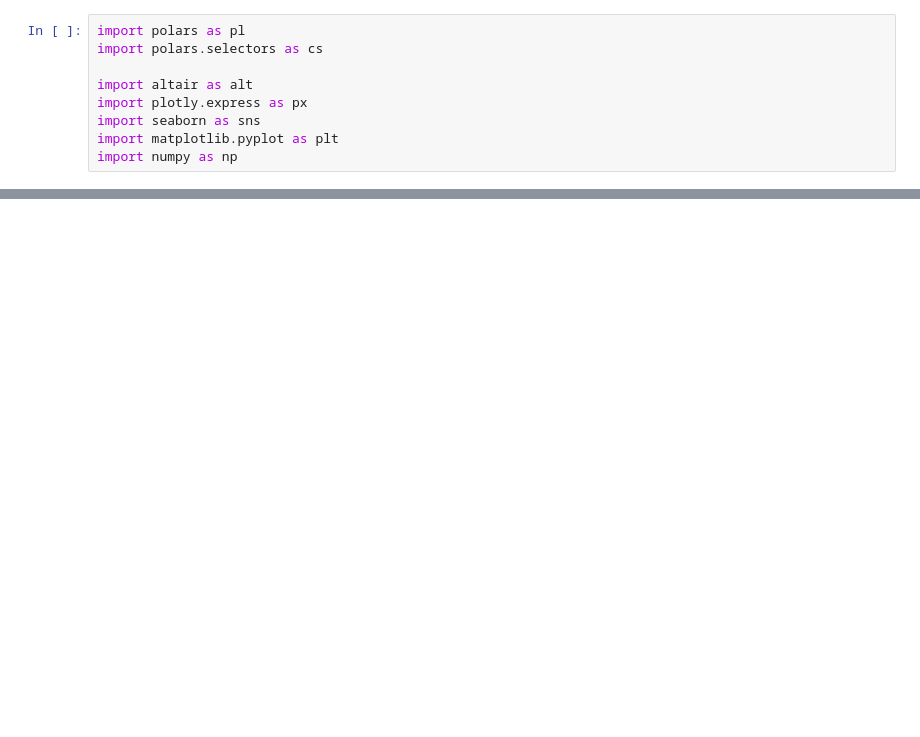
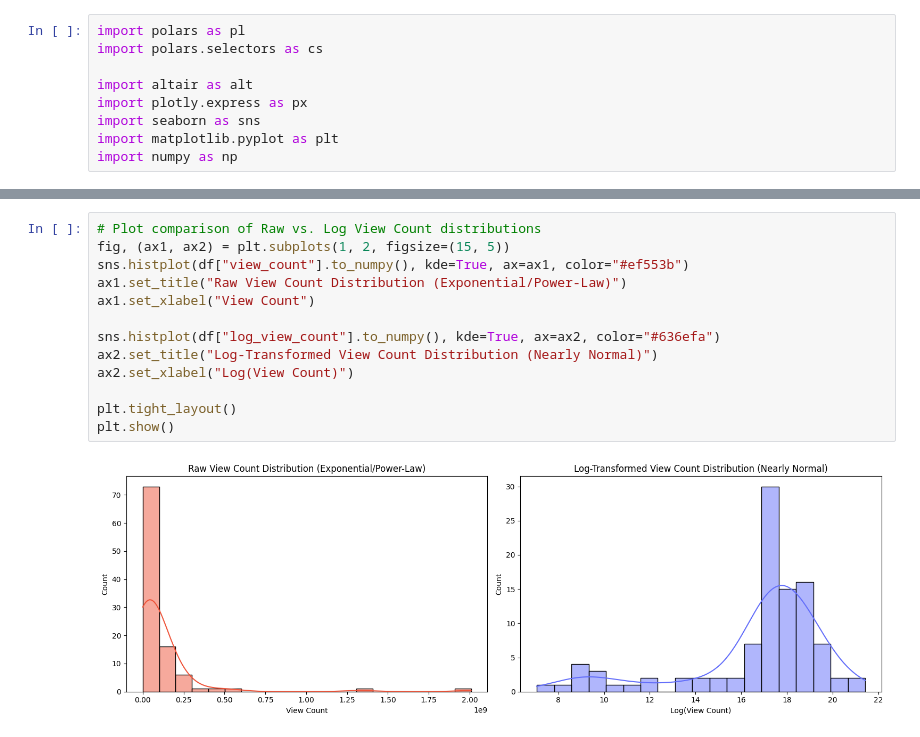
Before and after one commit to ZygimantasB/polars_library, a Jupyter notebook: kaggle/youtube_top100.ipynb, the cells around one changed output, grey strips where cells are left out. Drawn from its saved outputs; the diff is of its cells as text; blank space fills up the shorter version.

```diff
--- a/kaggle/youtube_top100.ipynb
+++ b/kaggle/youtube_top100.ipynb
@@ -97,0 +108,15 @@ shape: (5, 14)
+# %%
+# Plot comparison of Raw vs. Log View Count distributions
+fig, (ax1, ax2) = plt.subplots(1, 2, figsize=(15, 5))
+sns.histplot(df["view_count"].to_numpy(), kde=True, ax=ax1, color="#ef553b")
+ax1.set_title("Raw View Count Distribution (Exponential/Power-Law)")
+ax1.set_xlabel("View Count")
+
+sns.histplot(df["log_view_count"].to_numpy(), kde=True, ax=ax2, color="#636efa")
+ax2.set_title("Log-Transformed View Count Distribution (Nearly Normal)")
+ax2.set_xlabel("Log(View Count)")
+
+plt.tight_layout()
+plt.show()
+# %% [output]
+[figure, added]
```
Also changed, not shown: parts of 26 cells of this notebook.
